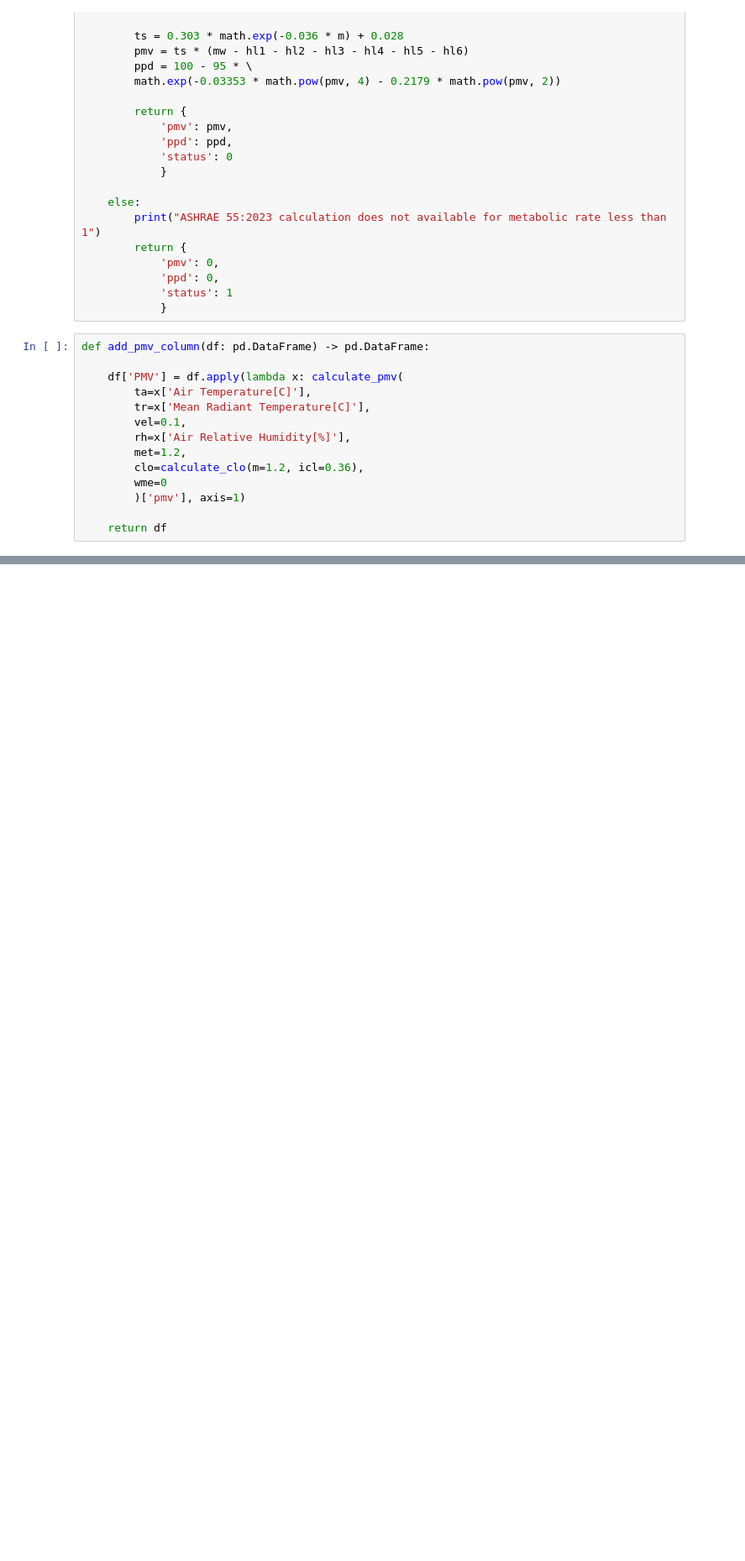
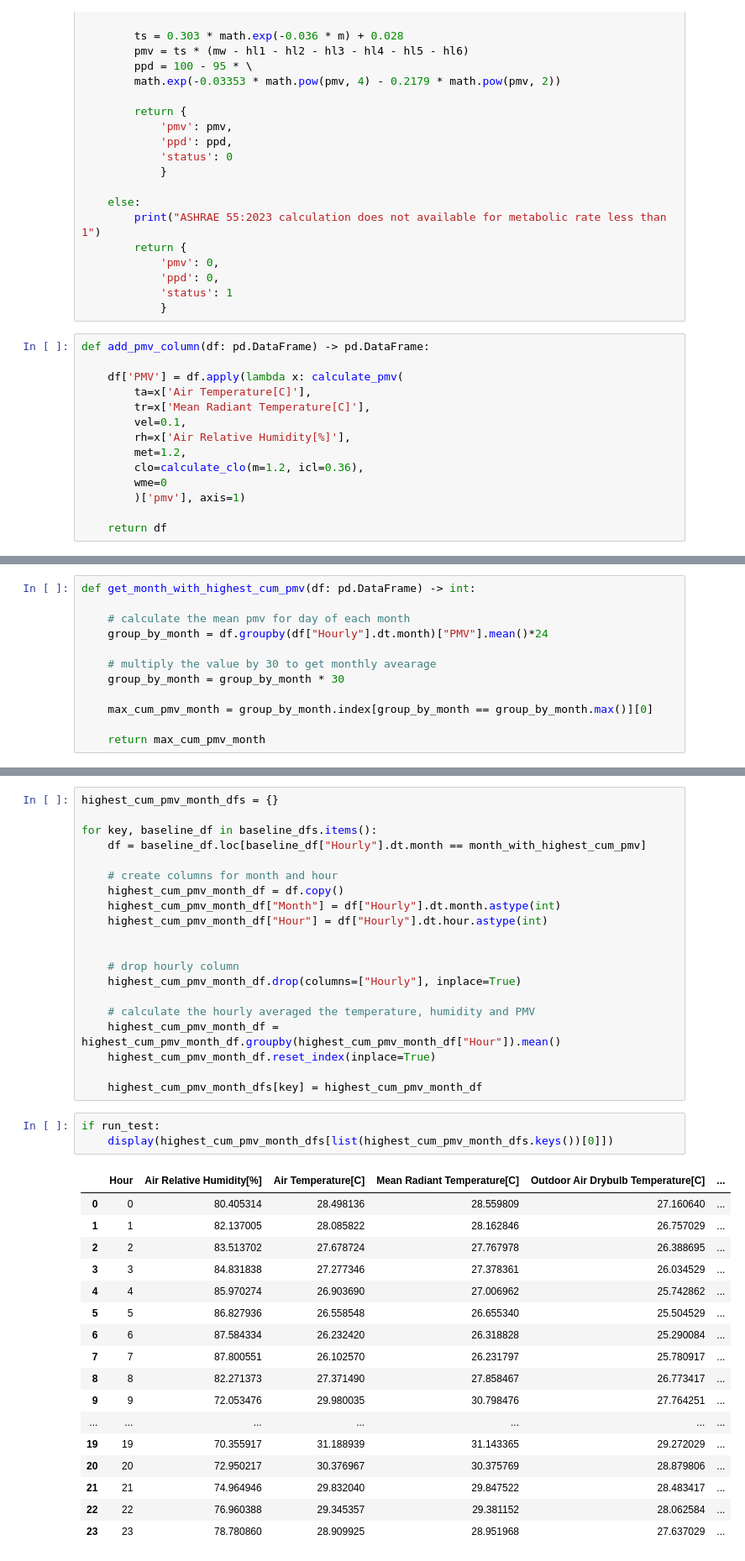
Before and after one commit to chathusha/dmx9213_data_analysis, a Jupyter notebook: src/data_analysis.ipynb, the cells around one changed output, grey strips where cells are left out. Shown at 84% size. Drawn from its saved outputs; the diff is of its cells as text; blank space fills up the shorter version.

```diff
--- a/src/data_analysis.ipynb
+++ b/src/data_analysis.ipynb
@@ -228,0 +260,12 @@ if run_test:
+# %%
+def get_month_with_highest_cum_pmv(df: pd.DataFrame) -> int:
+
+    # calculate the mean pmv for day of each month
+    group_by_month = df.groupby(df["Hourly"].dt.month)["PMV"].mean()*24
+
+    # multiply the value by 30 to get monthly avearage
+    group_by_month = group_by_month * 30
+
+    max_cum_pmv_month = group_by_month.index[group_by_month == group_by_month.max()][0]
+
+    return max_cum_pmv_month
@@ -228,0 +318,41 @@ if run_test:
+# %%
+highest_cum_pmv_month_dfs = {}
+
+for key, baseline_df in baseline_dfs.items():
+    df = baseline_df.loc[baseline_df["Hourly"].dt.month == month_with_highest_cum_pmv]
+
+    # create columns for month and hour
+    highest_cum_pmv_month_df = df.copy()
+    highest_cum_pmv_month_df["Month"] = df["Hourly"].dt.month.astype(int)
+    highest_cum_pmv_month_df["Hour"] = df["Hourly"].dt.hour.astype(int)
+
+
+    # drop hourly column
+    highest_cum_pmv_month_df.drop(columns=["Hourly"], inplace=True)
+
+    # calculate the hourly averaged the temperature, humidity and PMV
+    highest_cum_pmv_month_df = highest_cum_pmv_month_df.groupby(highest_cum_pmv_month_df["Hour"]).mean()
+    highest_cum_pmv_month_df.reset_index(inplace=True)
+
+    highest_cum_pmv_month_dfs[key] = highest_cum_pmv_month_df
+# %%
+if run_test:
+    display(highest_cum_pmv_month_dfs[list(highest_cum_pmv_month_dfs.keys())[0]])
+# %% [output]
+|  | Hour | Air Relative Humidity[%] | Air Temperature[C] | Mean Radiant Temperature[C] | Outdoor Air Drybulb Temperature[C] | ... |
+| 0 | 0 | 80.405314 | 28.498136 | 28.559809 | 27.160640 | ... |
+| 1 | 1 | 82.137005 | 28.085822 | 28.162846 | 26.757029 | ... |
+| 2 | 2 | 83.513702 | 27.678724 | 27.767978 | 26.388695 | ... |
+| 3 | 3 | 84.831838 | 27.277346 | 27.378361 | 26.034529 | ... |
+| 4 | 4 | 85.970274 | 26.903690 | 27.006962 | 25.742862 | ... |
+| 5 | 5 | 86.827936 | 26.558548 | 26.655340 | 25.504529 | ... |
+| 6 | 6 | 87.584334 | 26.232420 | 26.318828 | 25.290084 | ... |
+| 7 | 7 | 87.800551 | 26.102570 | 26.231797 | 25.780917 | ... |
+| 8 | 8 | 82.271373 | 27.371490 | 27.858467 | 26.773417 | ... |
+| 9 | 9 | 72.053476 | 29.980035 | 30.798476 | 27.764251 | ... |
+| ... | ... | ... | ... | ... | ... | ... |
+| 19 | 19 | 70.355917 | 31.188939 | 31.143365 | 29.272029 | ... |
+| 20 | 20 | 72.950217 | 30.376967 | 30.375769 | 28.879806 | ... |
+| 21 | 21 | 74.964946 | 29.832040 | 29.847522 | 28.483417 | ... |
+| 22 | 22 | 76.960388 | 29.345357 | 29.381152 | 28.062584 | ... |
+| 23 | 23 | 78.780860 | 28.909925 | 28.951968 | 27.637029 | ... |
```
Also changed, not shown: parts of 14 cells of this notebook.
